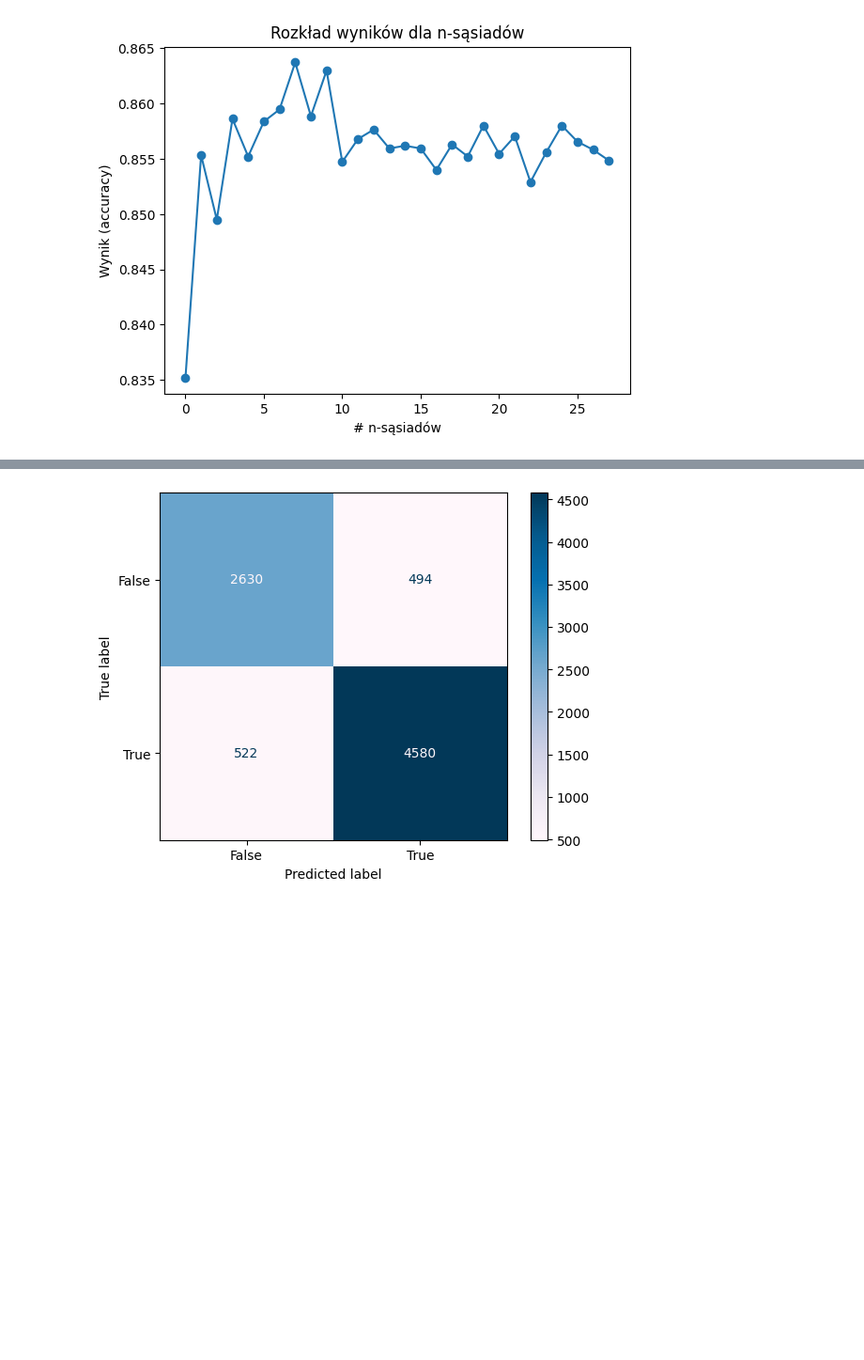
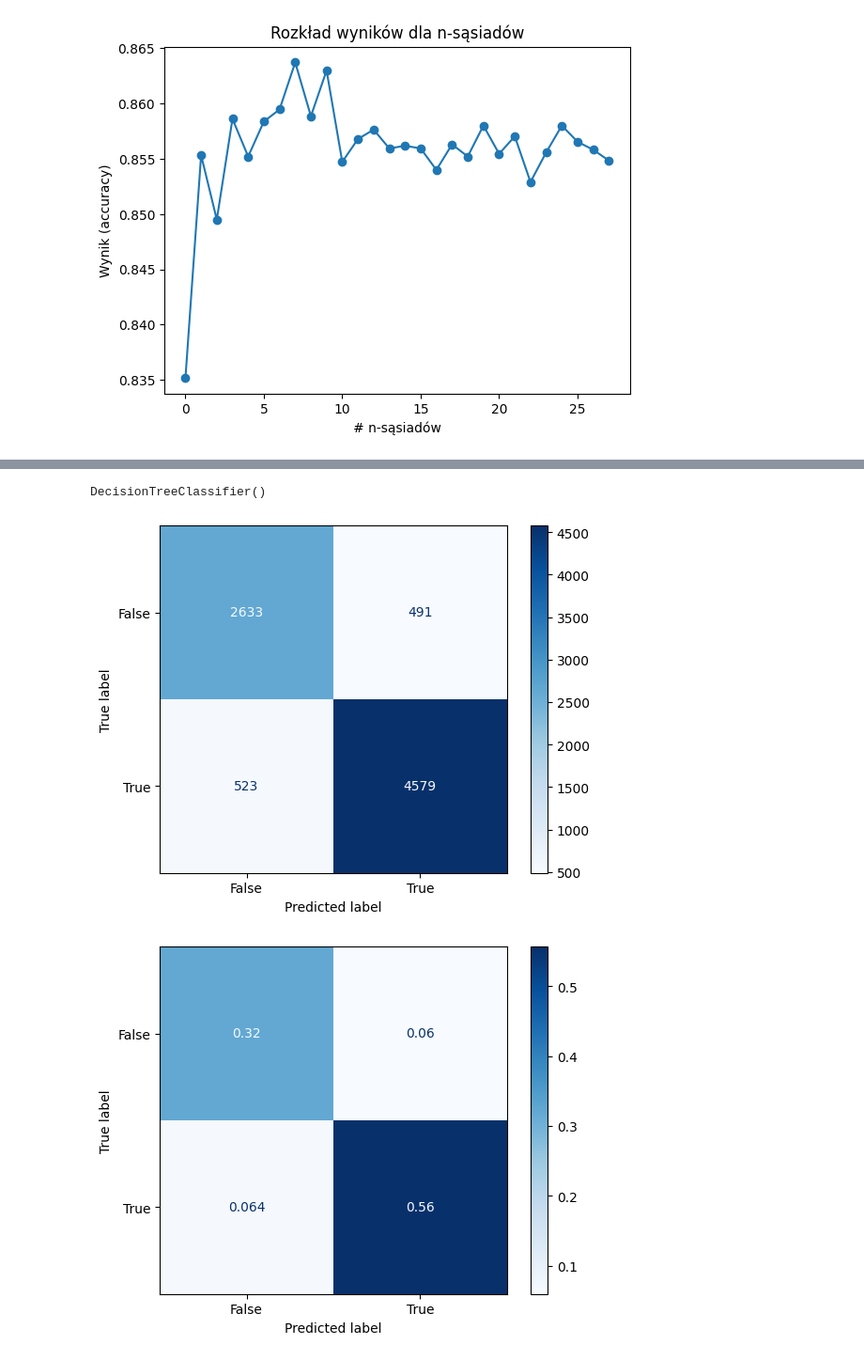
Before and after one commit to pgarwol/PhishingEmailDetection, a Jupyter notebook: learning.ipynb, the cells around one changed output, grey strips where cells are left out. Shown at 94% size. Cells and saved outputs as stored; diff of their text form; code cells hidden in the pictures; blank space fills up the shorter version.

```diff
--- a/learning.ipynb
+++ b/learning.ipynb
@@ -92,12 +93,22 @@ plt.show()
+# %%
+tree = DecisionTreeClassifier()
+tree.fit(X_train, y_train)
+# %% [output]
+DecisionTreeClassifier()
 # %%
-tree = DecisionTreeClassifier()
-tree.fit(X_train, y_train)
-
 y_pred = tree.predict(X_test)
 confusion_matrix = metrics.confusion_matrix(y_test, y_pred)
 
 cm_display = metrics.ConfusionMatrixDisplay(confusion_matrix=confusion_matrix, display_labels=[False, True])
-cm_display.plot(cmap='PuBu')
+cm_display.plot(cmap='Blues')
 plt.show()
+
+cm_display = metrics.ConfusionMatrixDisplay(
+    confusion_matrix=confusion_matrix/np.sum(confusion_matrix),
+    display_labels=[False, True])
+
+cm_display.plot(cmap='Blues')
+plt.show()
 # %% [output]
 [figure]
+[figure, added]
```
Also changed, not shown: parts of 2 cells of this notebook.
